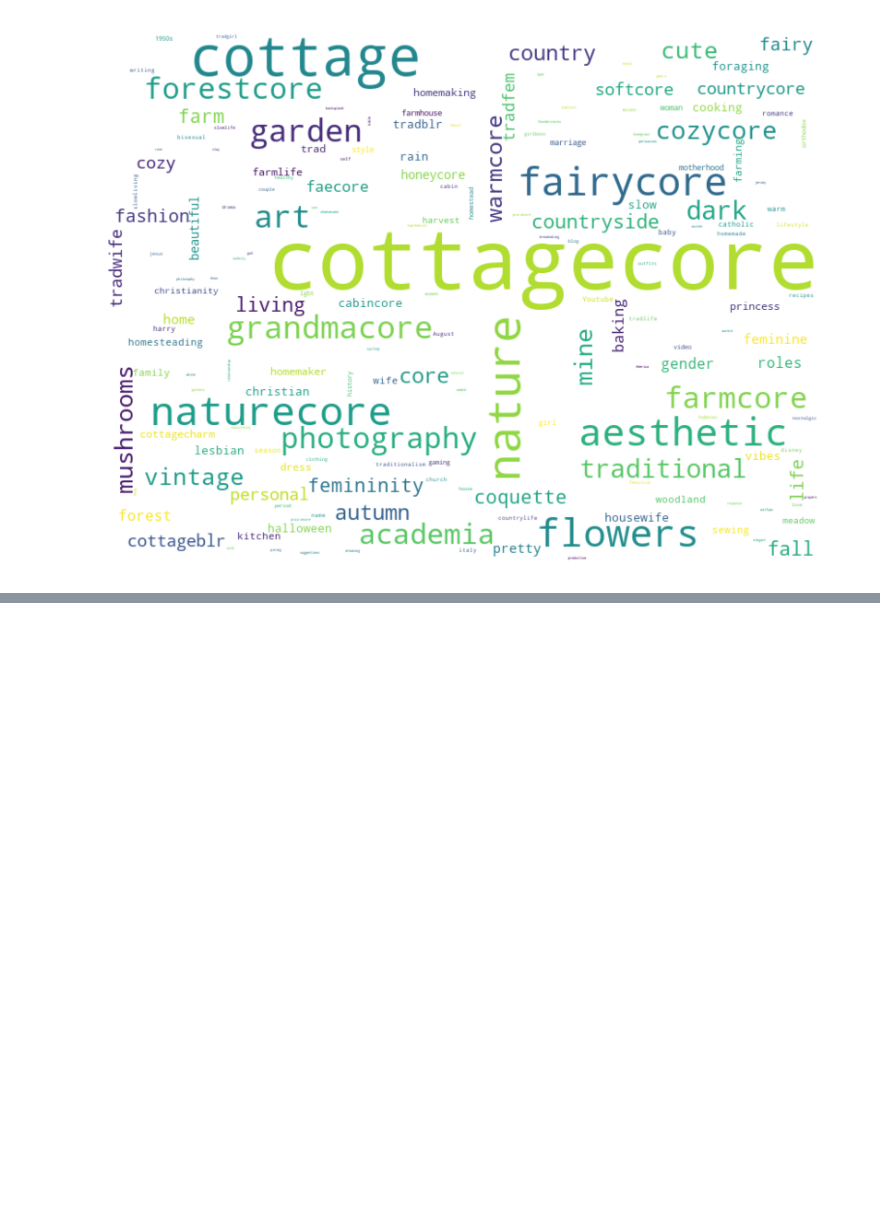
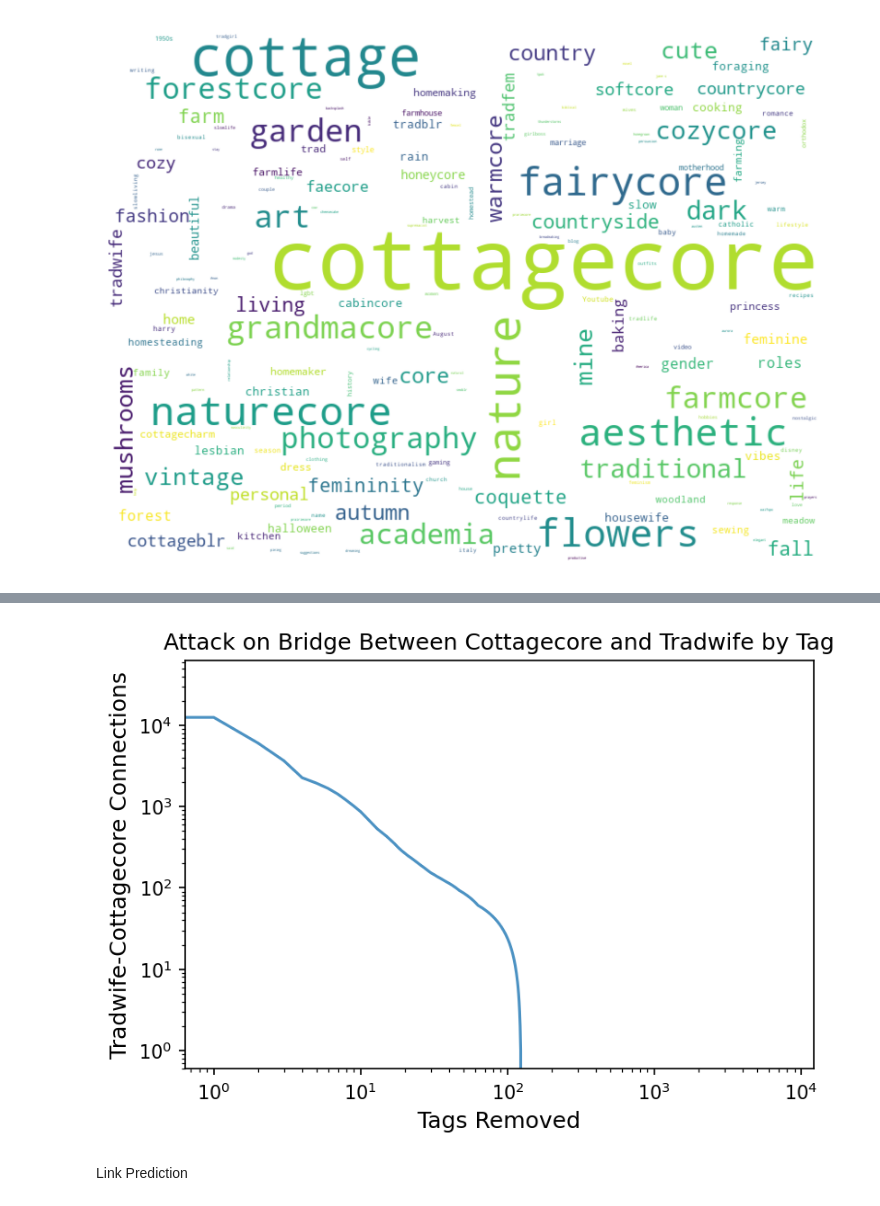
Before and after one commit to olivermallen/Cottagecore_Tradwife_Pipeline, a Jupyter notebook: network_analysis.ipynb, the cells around one changed output, grey strips where cells are left out. Drawn from its saved outputs; the diff is of its cells as text; code cells hidden in the pictures; blank space fills up the shorter version.

```diff
--- a/network_analysis.ipynb
+++ b/network_analysis.ipynb
@@ -320,0 +325,4 @@ plt.show()
+# %%
+#constructing this bipartite network 2019-2022
+smalldf = df[(df['time_posted'] > '2019-01-01 00:00:00') & (df['time_posted'] < '2022-11-11 00:00:00')]
+G = make_bipartite(smalldf)
@@ -320,0 +394,5 @@ plt.show()
+# %%
+import pickle
+with open('tag_score.pkl', 'rb') as f:
+    tag_score_df = pickle.load(f)
+print(tag_score_df.head())
@@ -320,0 +406,3 @@ plt.show()
+# %%
+#converting to percentages and sorting
+tag_score_df["score"]=(36767-tag_score_df["score"])/36767
@@ -320,0 +429,16 @@ plt.show()
+# %%
+#plotting removal of tag nodes in order of tag score, using T
+R = T.copy()
+x = [0, ]
+y = [len([x for x,y in R.nodes(data=True) if y['type']=='cottagecore']), ]
+
+i = 1
+
+for tag in tag_score_df.sort_values("score", ascending=False)["tag"]:
+    R.remove_node(tag)
+    R.remove_nodes_from(list(nx.isolates(R))) #removing singletons created by removing tag
+    x.append(i)
+    y.append(len([x for x,y in R.nodes(data=True) if y['type']=='cottagecore']))
+    i = i + 1
+    if i%100==0:
+        print(i)
@@ -320,0 +463,16 @@ plt.show()
+# %%
+import matplotlib.pyplot as plt
+
+fig, ax = plt.subplots(1,1,figsize=(6,4),dpi=150)
+
+ax.loglog(x, y,'-', alpha=0.8)
+
+ax.set_xlabel("Tags Removed", fontsize=12)
+ax.set_ylabel("Tradwife-Cottagecore Connections", fontsize=12)
+ax.set_title("Attack on Bridge Between Cottagecore and Tradwife by Tag")
+
+plt.show()
+# %% [output]
+[figure, added]
+# %% [markdown]
+Link Prediction
```
Also changed, not shown: parts of 15 cells of this notebook.
